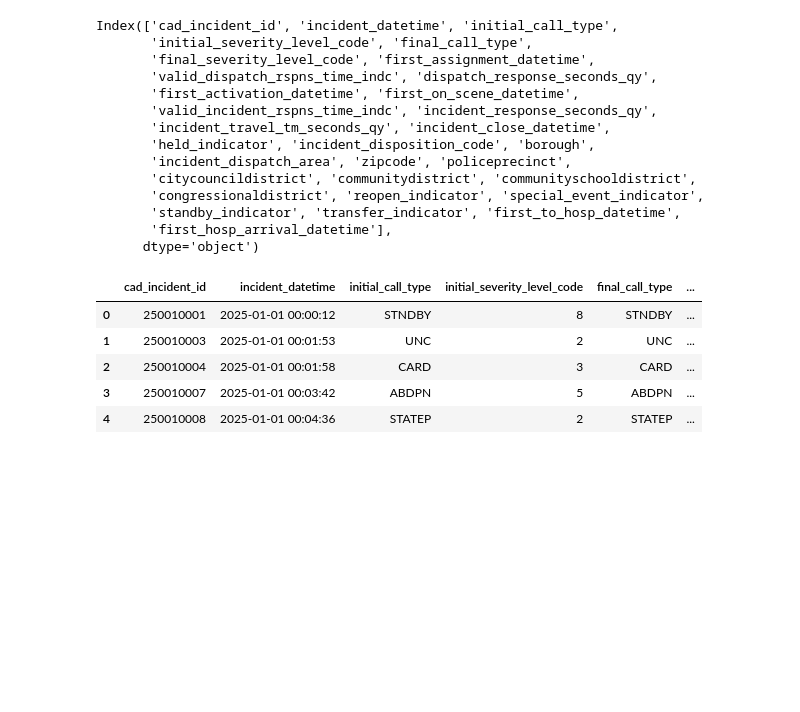
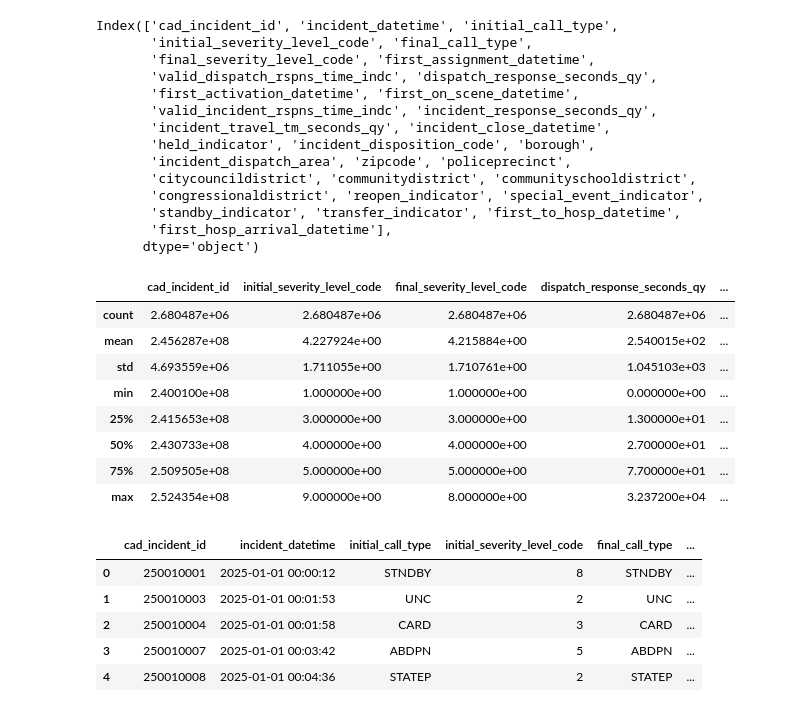
Before and after one commit to aetabid/practice_final, a Jupyter notebook: utku folder/final_df_ml_learning_sarima.ipynb, the cells around one changed output. Cells and saved outputs as stored; diff of their text form; code cells hidden in the pictures; blank space fills up the shorter version.

```diff
--- a/utku folder/final_df_ml_learning_sarima.ipynb
+++ b/utku folder/final_df_ml_learning_sarima.ipynb
@@ -86,6 +86,18 @@ Index(['cad_incident_id', 'incident_datetime', 'initial_call_type',
       dtype='object')
 # %%
 main_df = pd.concat([main_df1, main_df2], ignore_index=True)
+# %%
+main_df.describe()
+# %% [output]
+|  | cad_incident_id | initial_severity_level_code | final_severity_level_code | dispatch_response_seconds_qy | ... |
+| count | 2.680487e+06 | 2.680487e+06 | 2.680487e+06 | 2.680487e+06 | ... |
+| mean | 2.456287e+08 | 4.227924e+00 | 4.215884e+00 | 2.540015e+02 | ... |
+| std | 4.693559e+06 | 1.711055e+00 | 1.710761e+00 | 1.045103e+03 | ... |
+| min | 2.400100e+08 | 1.000000e+00 | 1.000000e+00 | 0.000000e+00 | ... |
+| 25% | 2.415653e+08 | 3.000000e+00 | 3.000000e+00 | 1.300000e+01 | ... |
+| 50% | 2.430733e+08 | 4.000000e+00 | 4.000000e+00 | 2.700000e+01 | ... |
+| 75% | 2.509505e+08 | 5.000000e+00 | 5.000000e+00 | 7.700000e+01 | ... |
+| max | 2.524354e+08 | 9.000000e+00 | 8.000000e+00 | 3.237200e+04 | ... |
 # %%
 main_df.head()
 # %% [output]
```
Also changed, not shown: parts of 4 cells of this notebook.
